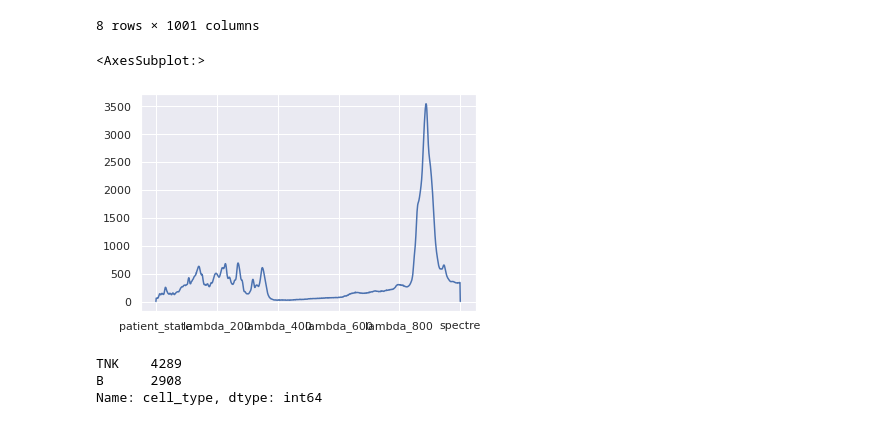
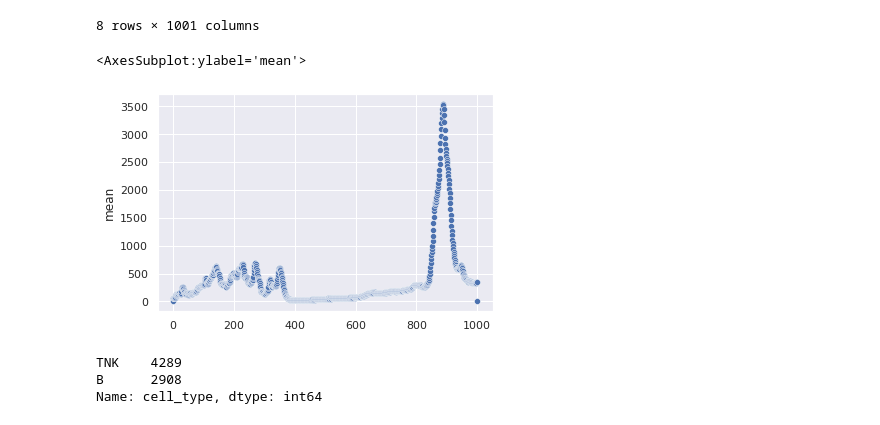
Before and after one commit to adrienju/LLC, a Jupyter notebook: Data Visualization.ipynb, the cells around one changed output. Drawn from its saved outputs; the diff is of its cells as text; code cells hidden in the pictures.

```diff
--- a/Data Visualization.ipynb
+++ b/Data Visualization.ipynb
@@ -55,11 +55,11 @@ des
 | 75% | 1.000000 | 71.682981 | 70.038529 | 69.733277 | 69.865094 | 70.779618 | 66.286946 | 74.490685 | 84.470709 | ... |
 | max | 1.000000 | 154.161658 | 168.810197 | 167.825665 | 171.197853 | 160.204620 | 165.600060 | 159.633693 | 158.330256 | ... |
 8 rows × 1001 columns
-# %%
-des.iloc[1].plot()
-# %% [output]
-<AxesSubplot:>
-[figure, removed]
+# %%
+sns.scatterplot(range(1001), des.iloc[1])
+# %% [output]
+<AxesSubplot:ylabel='mean'>
+[figure, added]
 # %%
 df.select_dtypes(exclude = np.number)["cell_type"].value_counts()
 # %% [output]
```
Also changed, not shown: parts of 11 cells of this notebook.
